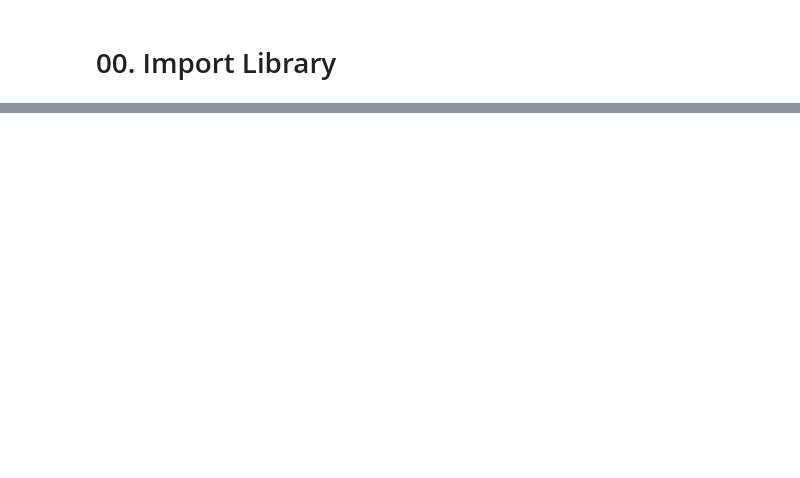
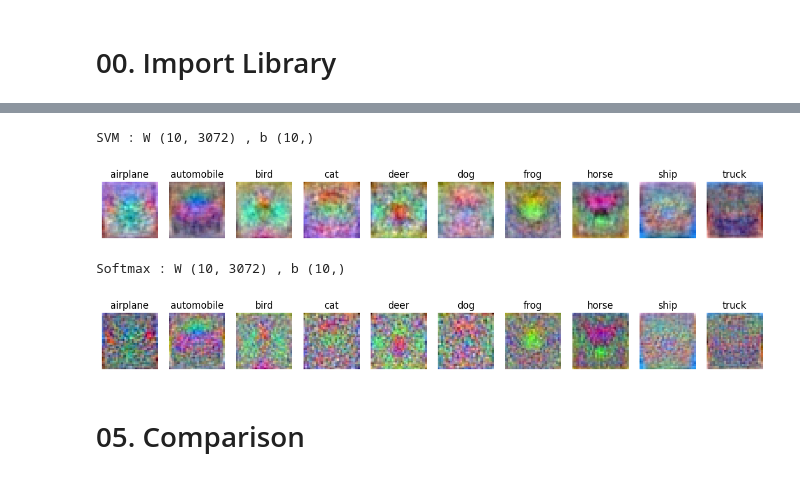
Before and after one commit to ayj9665-wq/2026ComputerVision, a Jupyter notebook: Assignment05/CV_Assignment_05.ipynb, the cells around one changed output, grey strips where cells are left out. Drawn from its saved outputs; the diff is of its cells as text; code cells hidden in the pictures; blank space fills up the shorter version.

```diff
--- a/Assignment05/CV_Assignment_05.ipynb
+++ b/Assignment05/CV_Assignment_05.ipynb
@@ -429,0 +216,19 @@ for loss in LOSSES:
+# %%
+for name, model in models.items():
+    W = model.best_estimator_[-1].coef_
+    print(name, ': W', W.shape, ', b', model.best_estimator_[-1].intercept_.shape)
+    plt.figure(figsize=(15, 2))
+    for c in range(10):
+        w = W[c].reshape(3, 32, 32).transpose(1, 2, 0)
+        plt.subplot(1, 10, c + 1)
+        plt.imshow((w - w.min()) / (w.max() - w.min()))
+        plt.title(CLASSES[c])
+        plt.axis('off')
+    plt.show()
+# %% [output]
+SVM : W (10, 3072) , b (10,)
+[figure, added]
+Softmax : W (10, 3072) , b (10,)
+[figure, added]
+# %% [markdown]
+# 05. Comparison
```
Also changed, not shown: parts of 59 cells of this notebook, 2 other files.
